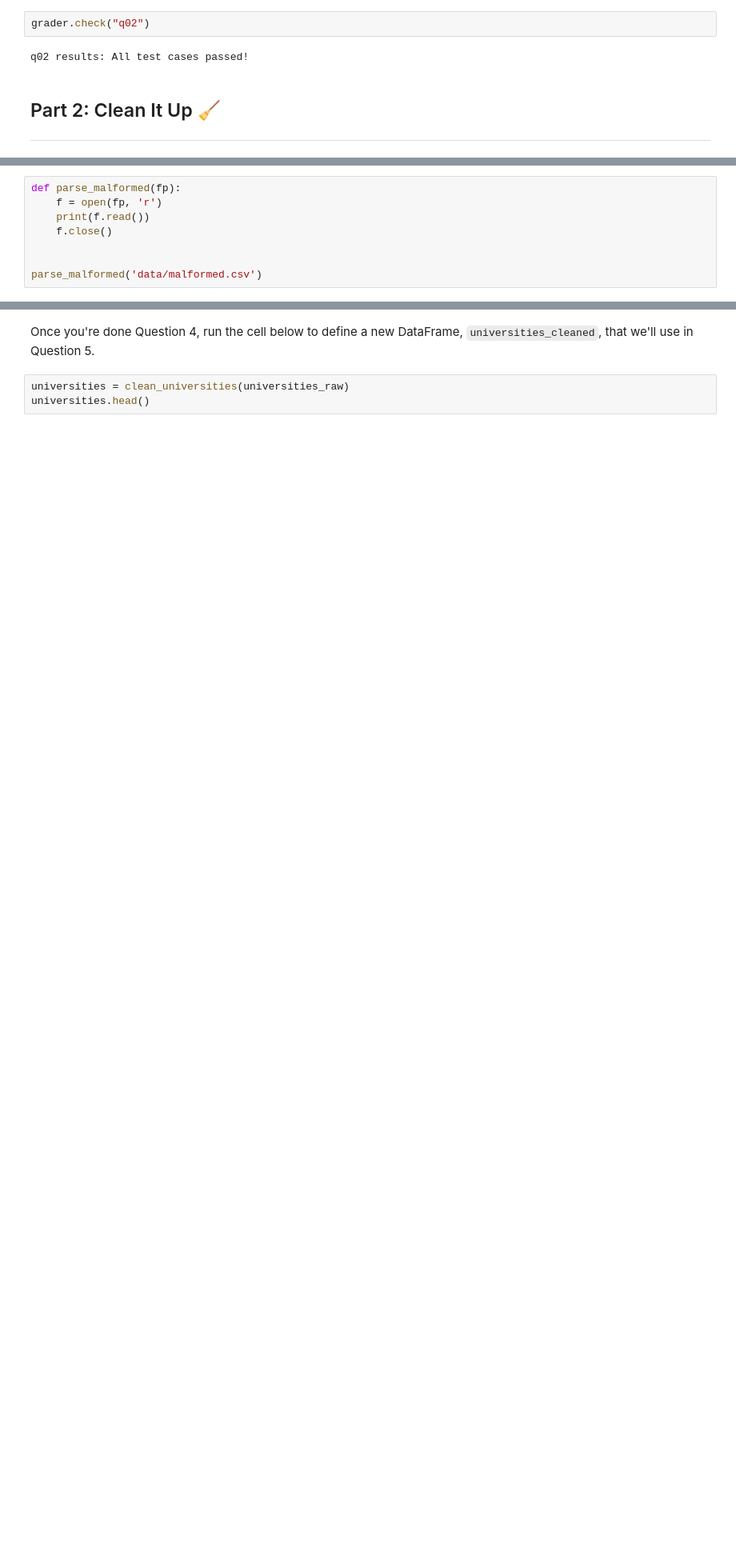
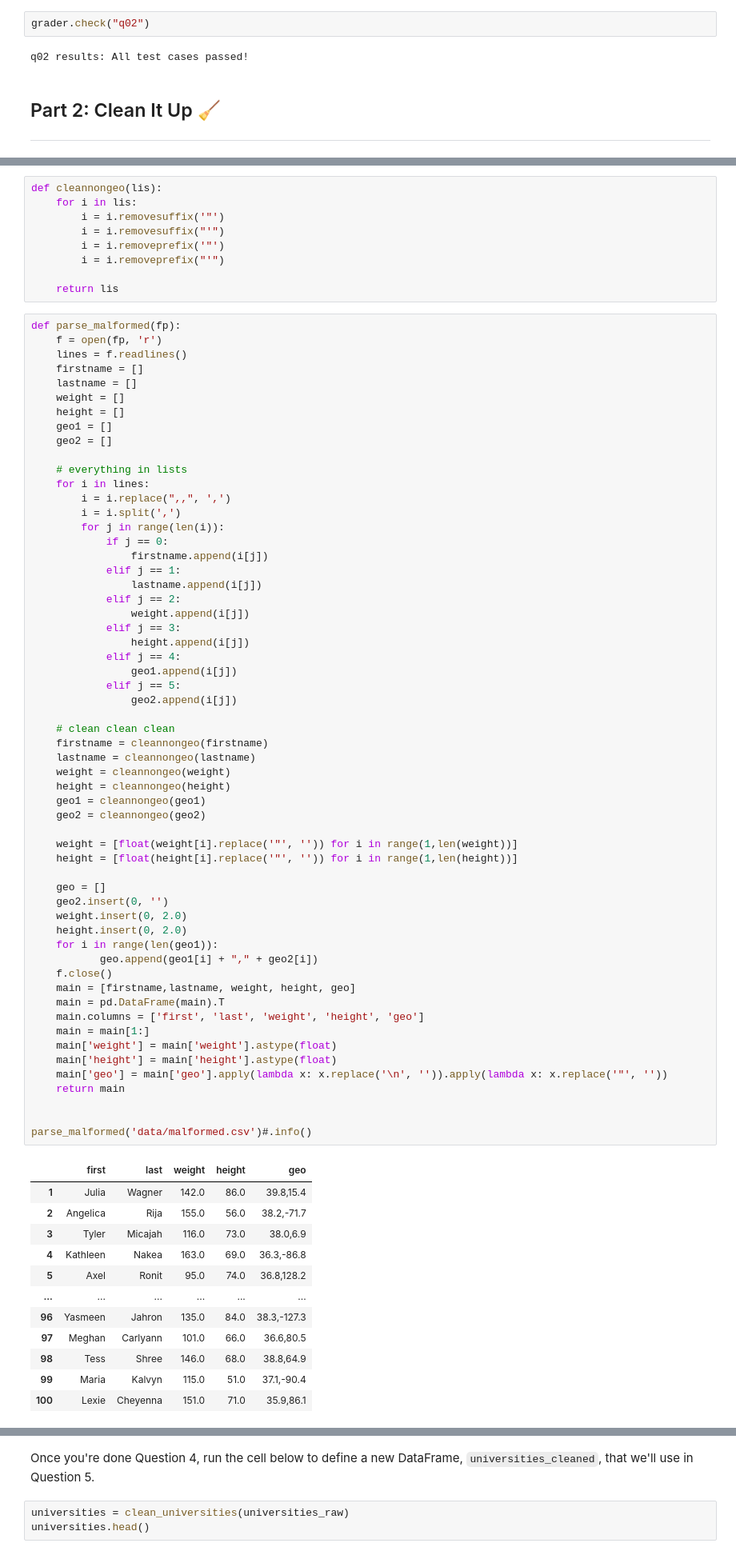
Before and after one commit to omin23/fa24, a Jupyter notebook: homeworks/hw04/hw04.ipynb, the cells around one changed output, grey strips where cells are left out. Shown at 80% size. Drawn from its saved outputs; the diff is of its cells as text; blank space fills up the shorter version.

```diff
--- a/homeworks/hw04/hw04.ipynb
+++ b/homeworks/hw04/hw04.ipynb
@@ -464,12 +464,83 @@ Some guidance:
 - You should assume that `'data/malformed.csv'` is a sample of a larger file that has the same sorts of errors, but potentially in different lines. For example, `'data/malformed.csv'` has an unnecessary quote `"` in line 4, but your function may be called on another CSV that has a perfectly fine line 4 but an unnecessary quote on some other line.
 - So, **don't** implement `parse_malformed` assuming that the commas and quotes are mispositioned on specific lines; rather, implement `parse_malformed` such that it can handle these issues on every single line they appear in. A good way to proceed is to open `'data/malformed.csv'` and look carefully at the comma and quote placements.
 - **You can** use a `for`-loop in this question.
+# %%
+def cleannongeo(lis):
+    for i in lis:
+        i = i.removesuffix('"')
+        i = i.removesuffix("'")
+        i = i.removeprefix('"')
+        i = i.removeprefix("'")
+
+    return lis
 # %%
 def parse_malformed(fp):
     f = open(fp, 'r')
-    print(f.read())
+    lines = f.readlines()
+    firstname = []
+    lastname = []
+    weight = []
+    height = []
+    geo1 = []
+    geo2 = []
+
+    # everything in lists
+    for i in lines:
+        i = i.replace(",,", ',')
+        i = i.split(',')
+        for j in range(len(i)):
+            if j == 0:
+                firstname.append(i[j])
+            elif j == 1:
+                lastname.append(i[j])
+            elif j == 2:
+                weight.append(i[j])
+            elif j == 3:
+                height.append(i[j])
+            elif j == 4:
+                geo1.append(i[j])
+            elif j == 5:
+                geo2.append(i[j])
+
+    # clean clean clean
+    firstname = cleannongeo(firstname)
+    lastname = cleannongeo(lastname)
+    weight = cleannongeo(weight)
+    height = cleannongeo(height)
+    geo1 = cleannongeo(geo1)
+    geo2 = cleannongeo(geo2)
+
+    weight = [float(weight[i].replace('"', '')) for i in range(1,len(weight))]
+    height = [float(height[i].replace('"', '')) for i in range(1,len(height))]
+
+    geo = []
+    geo2.insert(0, '')
+    weight.insert(0, 2.0)
+    height.insert(0, 2.0)
+    for i in range(len(geo1)):
+           geo.append(geo1[i] + "," + geo2[i])
     f.close()
+    main = [firstname,lastname, weight, height, geo]
+    main = pd.DataFrame(main).T
+    main.columns = ['first', 'last', 'weight', 'height', 'geo']
+    main = main[1:]
+    main['weight'] = main['weight'].astype(float)
+    main['height'] = main['height'].astype(float)
+    main['geo'] = main['geo'].apply(lambda x: x.replace('\n', '')).apply(lambda x: x.replace('"', ''))
+    return main
 
 
-parse_malformed('data/malformed.csv')
+parse_malformed('data/malformed.csv')#.info()
 # %% [output]
+|  | first | last | weight | height | geo |
+| 1 | Julia | Wagner | 142.0 | 86.0 | 39.8,15.4 |
+| 2 | Angelica | Rija | 155.0 | 56.0 | 38.2,-71.7 |
+| 3 | Tyler | Micajah | 116.0 | 73.0 | 38.0,6.9 |
+| 4 | Kathleen | Nakea | 163.0 | 69.0 | 36.3,-86.8 |
+| 5 | Axel | Ronit | 95.0 | 74.0 | 36.8,128.2 |
+| ... | ... | ... | ... | ... | ... |
+| 96 | Yasmeen | Jahron | 135.0 | 84.0 | 38.3,-127.3 |
+| 97 | Meghan | Carlyann | 101.0 | 66.0 | 36.6,80.5 |
+| 98 | Tess | Shree | 146.0 | 68.0 | 38.8,64.9 |
+| 99 | Maria | Kalvyn | 115.0 | 51.0 | 37.1,-90.4 |
+| 100 | Lexie | Cheyenna | 151.0 | 71.0 | 35.9,86.1 |
```
Also changed, not shown: parts of 20 cells of this notebook, 4 other files.
